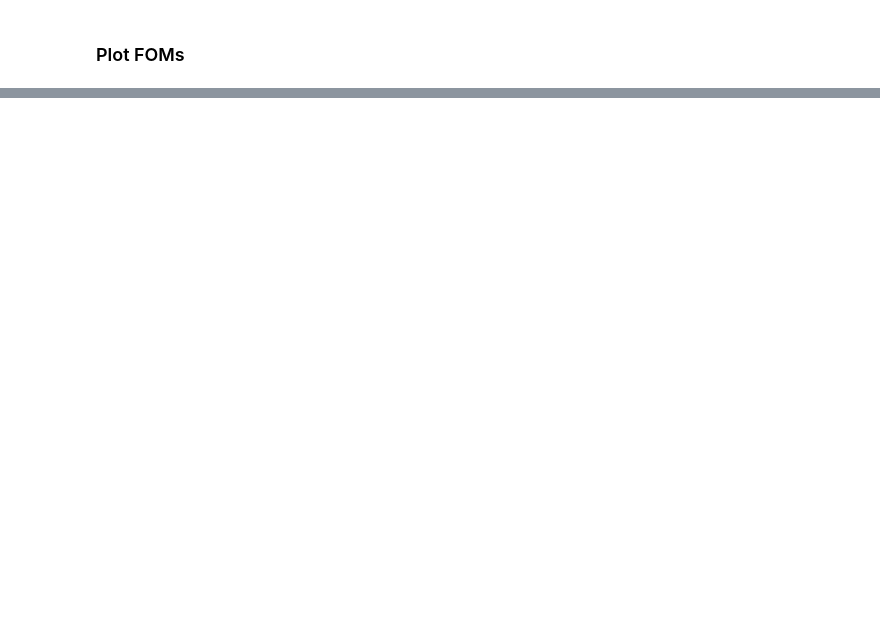
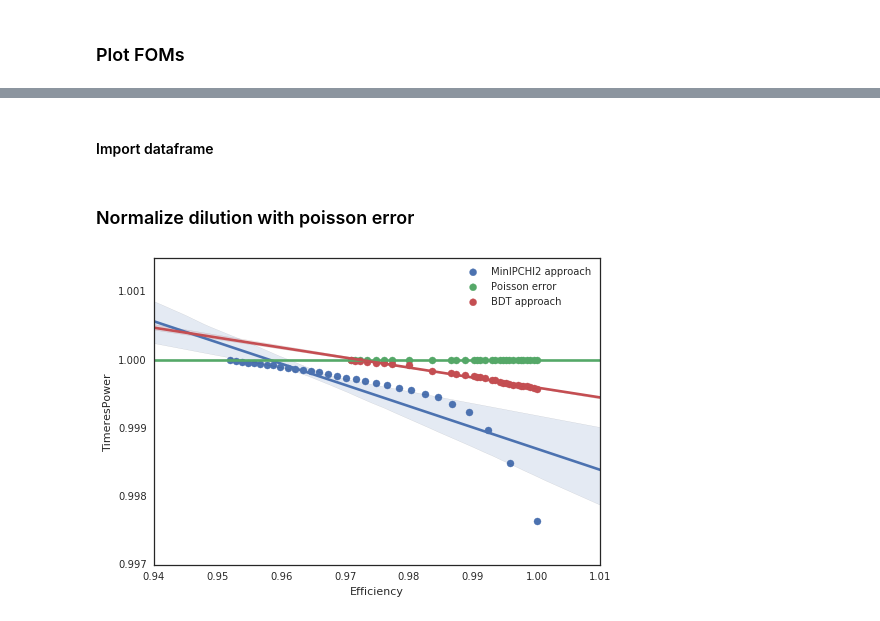
Before and after one commit to chasenberg/Masterthesis, a Jupyter notebook: notebooks/decaytime_studies/wrong_pv/Bd2JpsiKs_wrongPV_bdt_scan.ipynb, the cells around one changed output, grey strips where cells are left out. Drawn from its saved outputs; the diff is of its cells as text; code cells hidden in the pictures; blank space fills up the shorter version.

```diff
--- a/notebooks/decaytime_studies/wrong_pv/Bd2JpsiKs_wrongPV_bdt_scan.ipynb
+++ b/notebooks/decaytime_studies/wrong_pv/Bd2JpsiKs_wrongPV_bdt_scan.ipynb
@@ -398,0 +441,27 @@ array([ 0.43874368,  0.44143976,  0.44540861,  0.45664691,  0.46397023,
+# %% [markdown]
+#### Import dataframe
+# %%
+random_df = pd.read_csv('/home/chasenberg/plots/csv_data/random.csv')
+# %%
+test_cut = test.query('Efficiency>0.95')
+random_df_cut = random_df.query('Efficiency>0.95')
+# %% [markdown]
+### Normalize dilution with poisson error
+# %%
+test_cut['TimeresPower_poisson'] = test_cut['TimeresPower'] / test_cut['error']
+random_df_cut['TimeresPower_randomPV_poisson'] = random_df_cut['TimeresPower_randomPV'] / random_df_cut['error']
+# %%
+import seaborn as sns; sns.set_style('white')
+plt.title("")
+plt.xlabel("")
+plt.ylabel("")
+
+plot_1 = sns.regplot(x='Efficiency', y='TimeresPower_randomPV',data=random_df_cut,x_estimator=np.mean,fit_reg=True,label="MinIPCHI2 approach")
+plot_2 = sns.regplot(x='Efficiency', y='error',data=test_cut,x_estimator=np.mean,fit_reg=True,label="Poisson error")
+plot_3 = sns.regplot(x='Efficiency', y='TimeresPower',data=test_cut,x_estimator=np.mean,fit_reg=True,label="BDT approach")
+
+
+plot_1.legend(loc="best")
+plt.savefig("/home/chasenberg/plots/wrong_pv/timres_eff_bdt_random.pdf")
+# %% [output]
+[figure, added]
```
Also changed, not shown: parts of 30 cells of this notebook.
